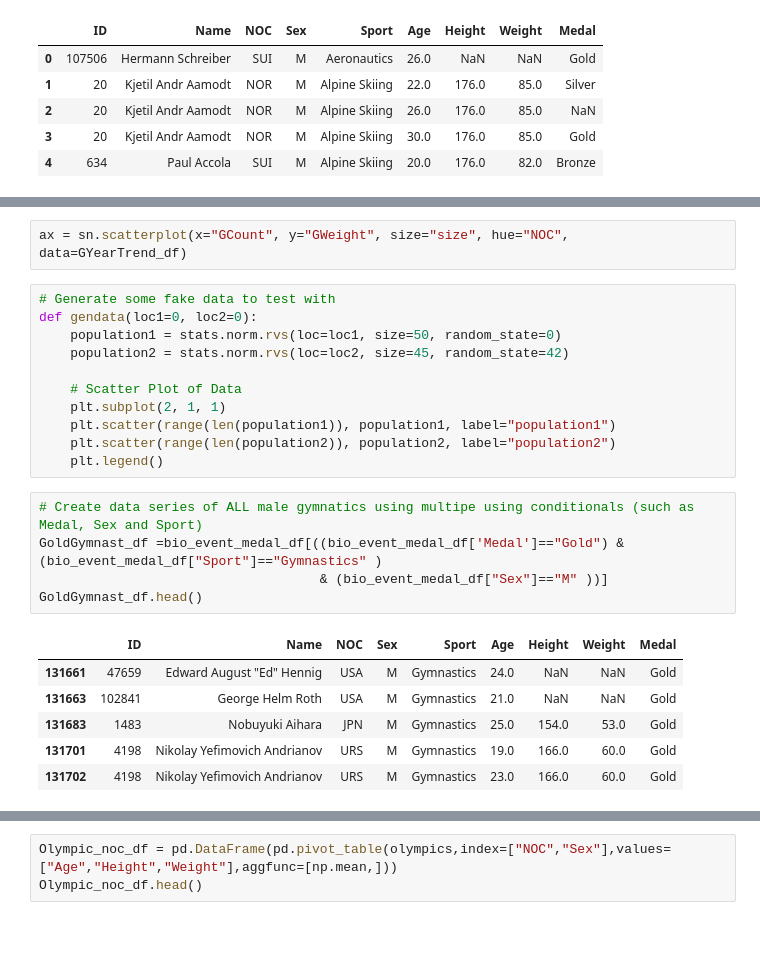
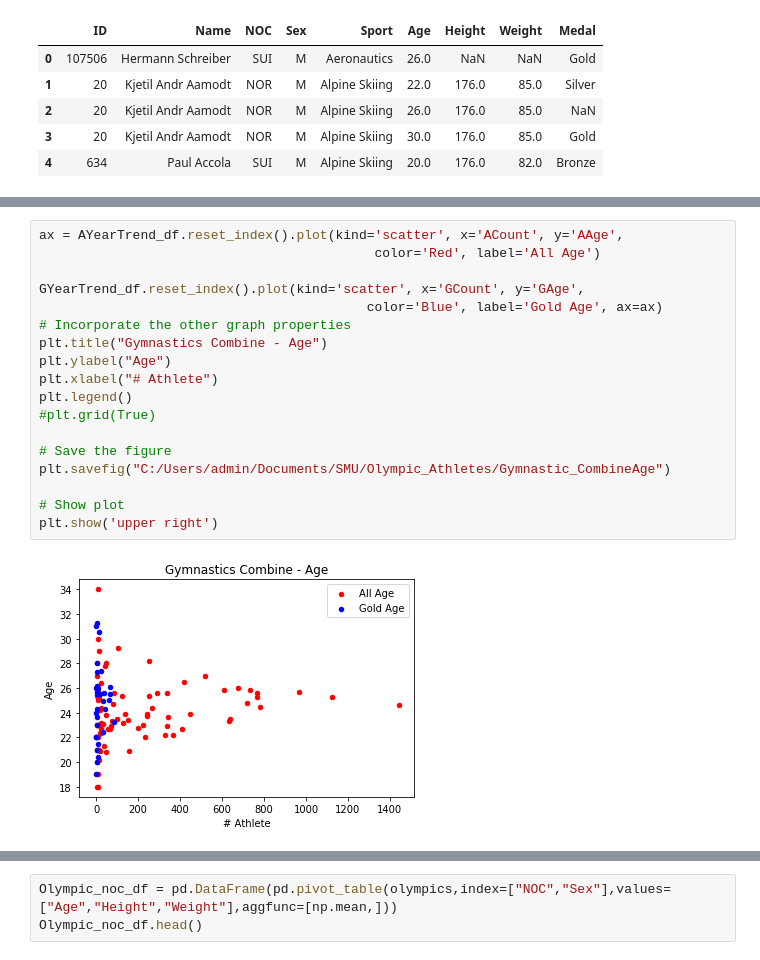
Before and after one commit to LSoRelle/Olympic_Athletes, a Jupyter notebook: Olympics_2.ipynb, the cells around one changed output, grey strips where cells are left out. Cells and saved outputs as stored; diff of their text form; blank space fills up the shorter version.

```diff
--- a/Olympics_2.ipynb
+++ b/Olympics_2.ipynb
@@ -136,25 +141,20 @@ plt.show()
-# %%
-ax = sn.scatterplot(x="GCount", y="GWeight", size="size", hue="NOC",  data=GYearTrend_df)
-# %%
-# Generate some fake data to test with
-def gendata(loc1=0, loc2=0):
-    population1 = stats.norm.rvs(loc=loc1, size=50, random_state=0)
-    population2 = stats.norm.rvs(loc=loc2, size=45, random_state=42)
-
-    # Scatter Plot of Data
-    plt.subplot(2, 1, 1)
-    plt.scatter(range(len(population1)), population1, label="population1")
-    plt.scatter(range(len(population2)), population2, label="population2")
-    plt.legend()
-# %%
-# Create data series of ALL male gymnatics using multipe using conditionals (such as Medal, Sex and Sport)
-GoldGymnast_df =bio_event_medal_df[((bio_event_medal_df['Medal']=="Gold") & (bio_event_medal_df["Sport"]=="Gymnastics" )
-                                    & (bio_event_medal_df["Sex"]=="M" ))]
-GoldGymnast_df.head()
-# %% [output]
-|  | ID | Name | NOC | Sex | Sport | Age | Height | Weight | Medal |
-| 131661 | 47659 | Edward August "Ed" Hennig | USA | M | Gymnastics | 24.0 | NaN | NaN | Gold |
-| 131663 | 102841 | George Helm Roth | USA | M | Gymnastics | 21.0 | NaN | NaN | Gold |
-| 131683 | 1483 | Nobuyuki Aihara | JPN | M | Gymnastics | 25.0 | 154.0 | 53.0 | Gold |
-| 131701 | 4198 | Nikolay Yefimovich Andrianov | URS | M | Gymnastics | 19.0 | 166.0 | 60.0 | Gold |
-| 131702 | 4198 | Nikolay Yefimovich Andrianov | URS | M | Gymnastics | 23.0 | 166.0 | 60.0 | Gold |
+# %%
+ax = AYearTrend_df.reset_index().plot(kind='scatter', x='ACount', y='AAge',
+                                           color='Red', label='All Age')
+
+GYearTrend_df.reset_index().plot(kind='scatter', x='GCount', y='GAge',
+                                          color='Blue', label='Gold Age', ax=ax)
+# Incorporate the other graph properties
+plt.title("Gymnastics Combine - Age")
+plt.ylabel("Age")
+plt.xlabel("# Athlete")
+plt.legend()
+#plt.grid(True)
+
+# Save the figure
+plt.savefig("C:/Users/admin/Documents/SMU/Olympic_Athletes/Gymnastic_CombineAge")
+
+# Show plot
+plt.show('upper right')
+# %% [output]
+[figure, added]
```
Also changed, not shown: parts of 8 cells of this notebook, 6 other files.
